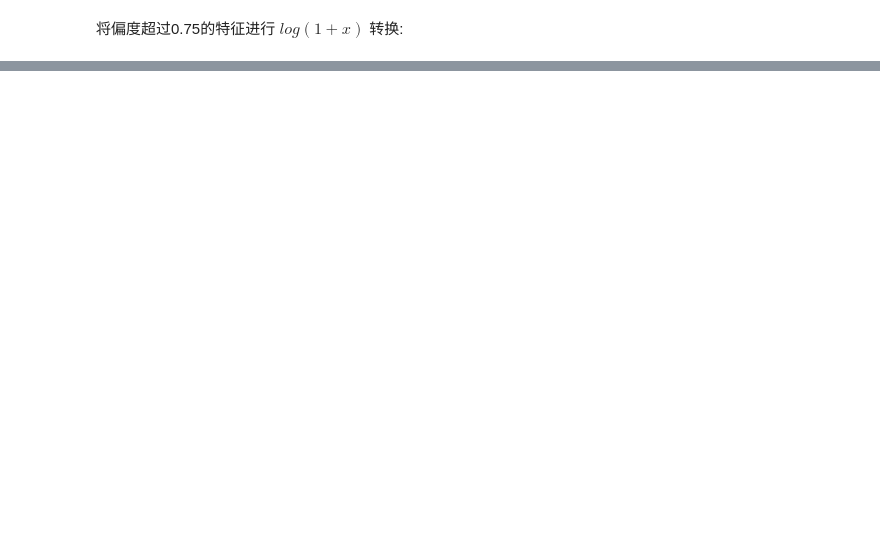
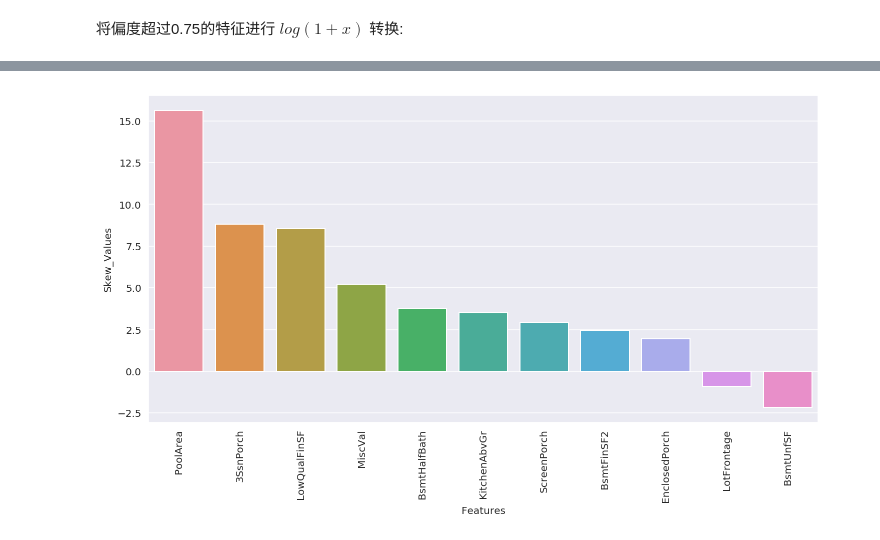
Before and after one commit to iangang/mlproj, a Jupyter notebook: projects/HousePrice/Stacked Regression.ipynb, the cells around one changed output, grey strips where cells are left out. Saved outputs shown, nothing was run; the diff lists cells and outputs as text; code cells hidden in the pictures; blank space fills up the shorter version.

```diff
--- a/projects/HousePrice/Stacked Regression.ipynb
+++ b/projects/HousePrice/Stacked Regression.ipynb
@@ -363,0 +379,7 @@ dtype: float64
+# %%
+sns.barplot(x = features_skew_df[np.abs(features_skew_df.Skew_Values) > 0.75]["Features"],
+            y = features_skew_df[np.abs(features_skew_df.Skew_Values) > 0.75]["Skew_Values"],
+            data = features_skew_df[np.abs(features_skew_df.Skew_Values) > 0.75])
+plt.xticks(rotation = 90);
+# %% [output]
+[figure, added]
```
Also changed, not shown: parts of 29 cells of this notebook, 6 other files.
